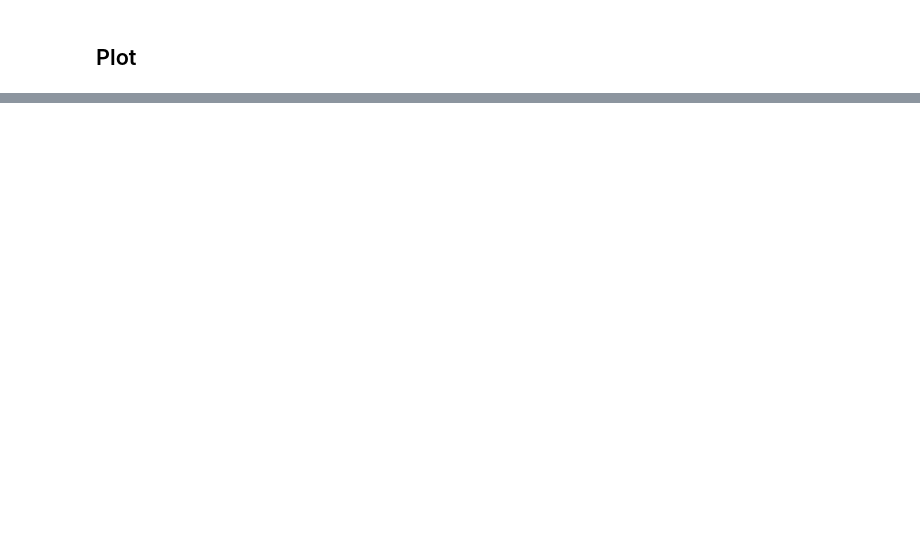
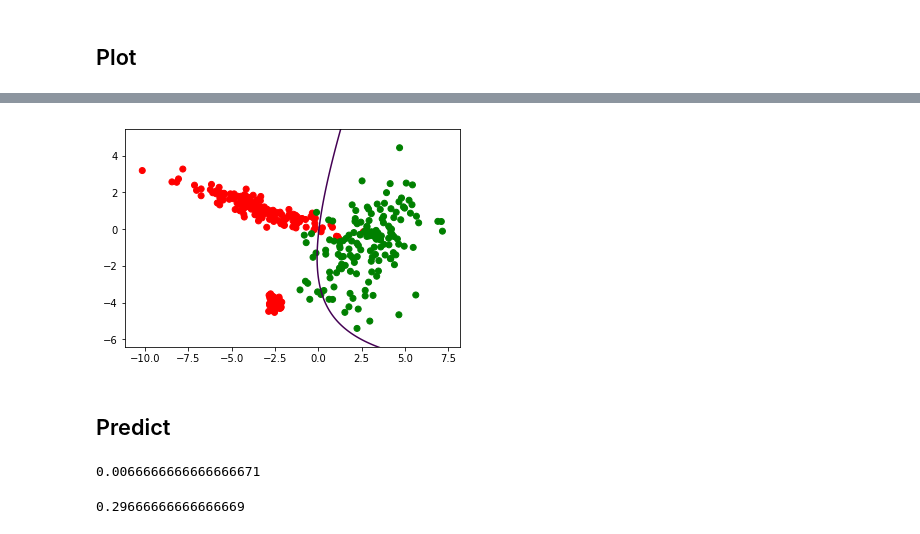
Before and after one commit to YoucefZemmouri/Graphical_Model_HMK1, a Jupyter notebook: QDA_Model.ipynb, the cells around one changed output, grey strips where cells are left out. Drawn from its saved outputs; the diff is of its cells as text; code cells hidden in the pictures; blank space fills up the shorter version.

Commit message:
add QDA sepration. Prediction Does not work

```diff
--- a/QDA_Model.ipynb
+++ b/QDA_Model.ipynb
@@ -95,0 +160,6 @@ A
+# %%
+visualize(C_train)
+# %% [output]
+[figure, added]
+# %% [markdown]
+## Predict
@@ -95,0 +195,8 @@ A
+# %%
+(A_train.pred != A_train.Y).mean()
+# %% [output]
+0.0066666666666666671
+# %%
+(B_train.pred != B_train.Y).mean()
+# %% [output]
+0.29666666666666669
```
Also changed, not shown: parts of 29 cells of this notebook, 1 other file.
